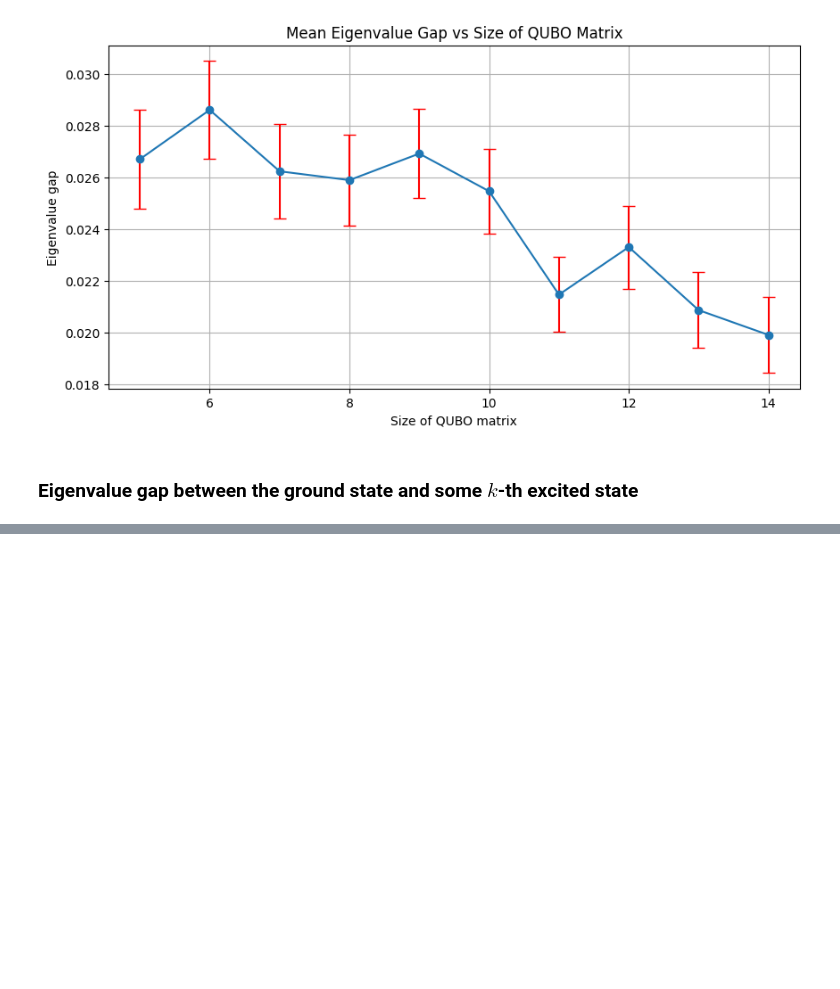
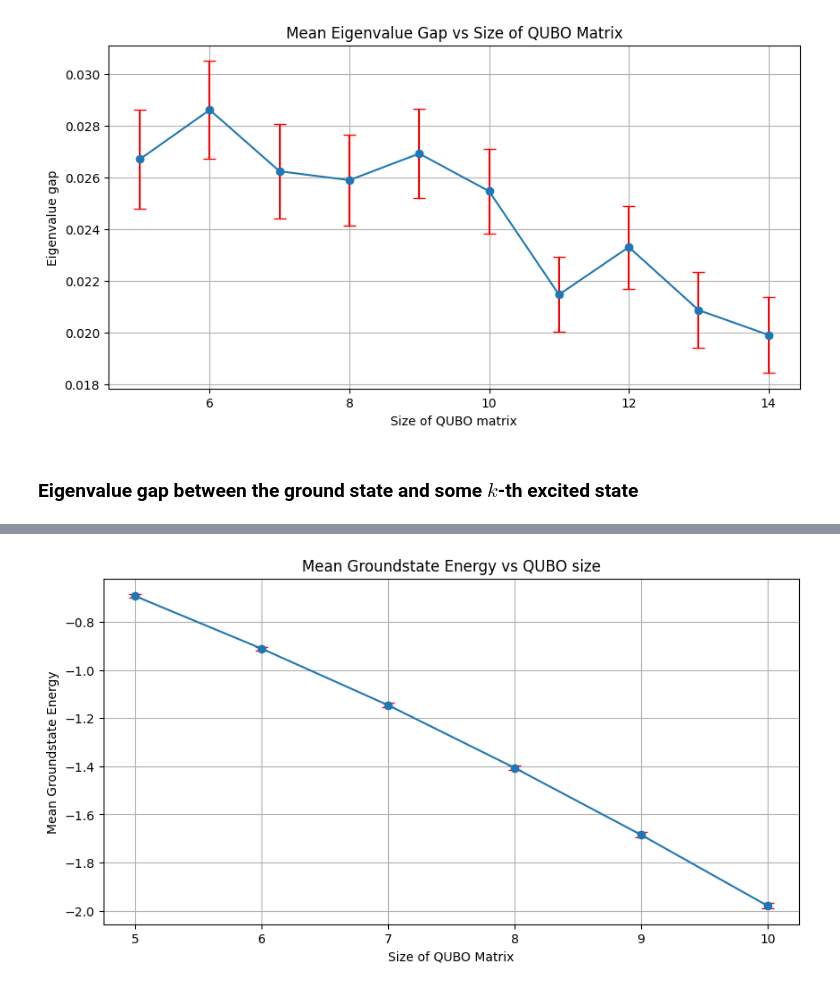
Before and after one commit to unitaryfund/aquapointer, a Jupyter notebook: notebooks/eigenvalue_gaps.ipynb, the cells around one changed output, grey strips where cells are left out. Saved outputs shown, nothing was run; the diff lists cells and outputs as text; code cells hidden in the pictures; blank space fills up the shorter version.

```diff
--- a/notebooks/eigenvalue_gaps.ipynb
+++ b/notebooks/eigenvalue_gaps.ipynb
@@ -292,0 +372,32 @@ plt.show()
+# %%
+# Sizes of the QUBO matrices
+sizes = list(range(5, 11))
+
+# Number of random matrices per size
+num_matrices_per_size = 1000
+
+mean_groundenergy = []
+std_groundenergy = []
+for n in sizes:
+    gaps = []
+    for i in range(num_matrices_per_size):
+        M = get_random_qubo(seed=i, n_centers=n)
+        energies = find_optimum(M)
+        gaps.append(energies[0])
+    # print(gaps)
+    mean_groundenergy.append(np.mean(gaps))
+    std_groundenergy.append(np.std(gaps))
+
+errorbar_groundenergy = np.array(std_groundenergy)*(1.64/np.sqrt(num_matrices_per_size))
+# %%
+# Plot sizes against mean gaps with error bars
+plt.figure(figsize=(10,5))
+plt.errorbar(sizes, mean_groundenergy, yerr=errorbar_groundenergy, fmt='-o', capsize=5, capthick=1, ecolor='red')
+plt.xlabel('Size of QUBO Matrix')
+plt.ylabel('Mean Groundstate Energy')
+plt.title('Mean Groundstate Energy vs QUBO size')
+plt.grid(True)
+plt.savefig('eigvgap.pdf')
+plt.show()
+# %% [output]
+[figure, added]
```
Also changed, not shown: parts of 9 cells of this notebook.
